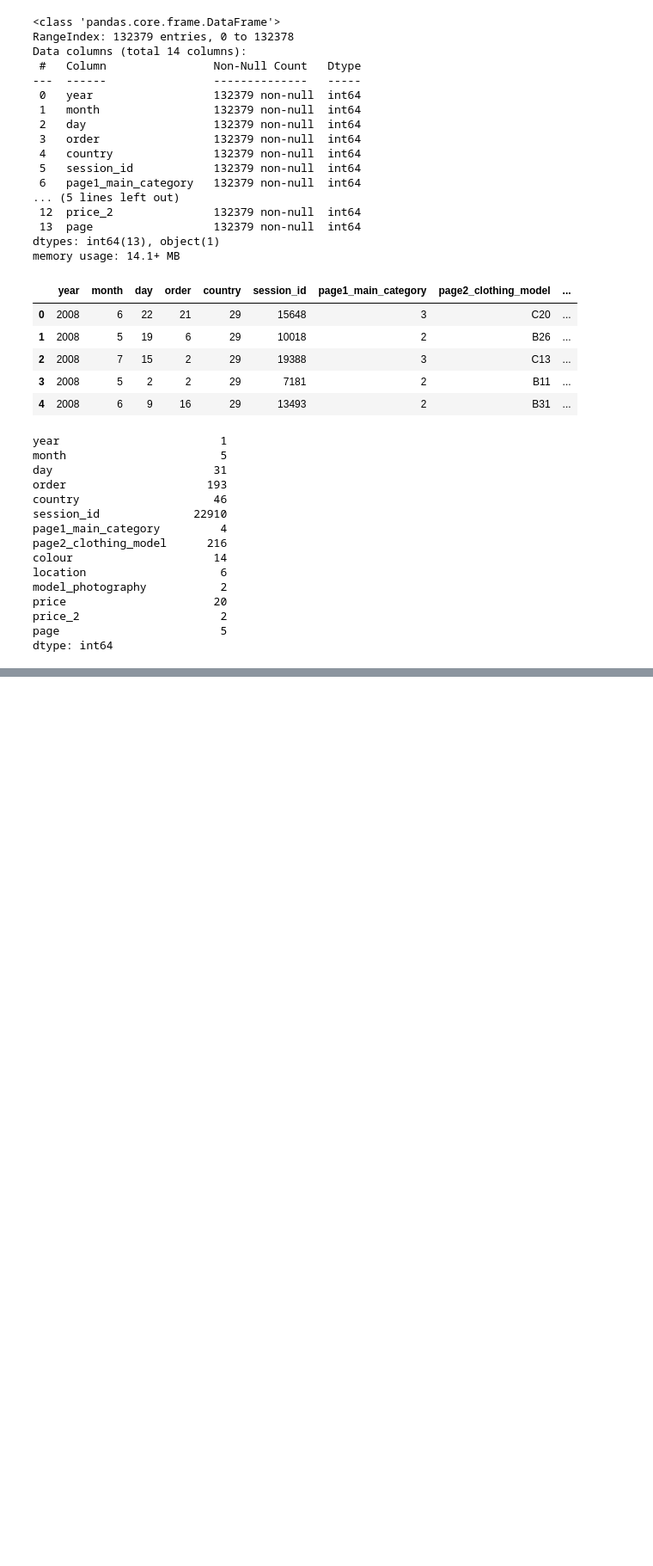
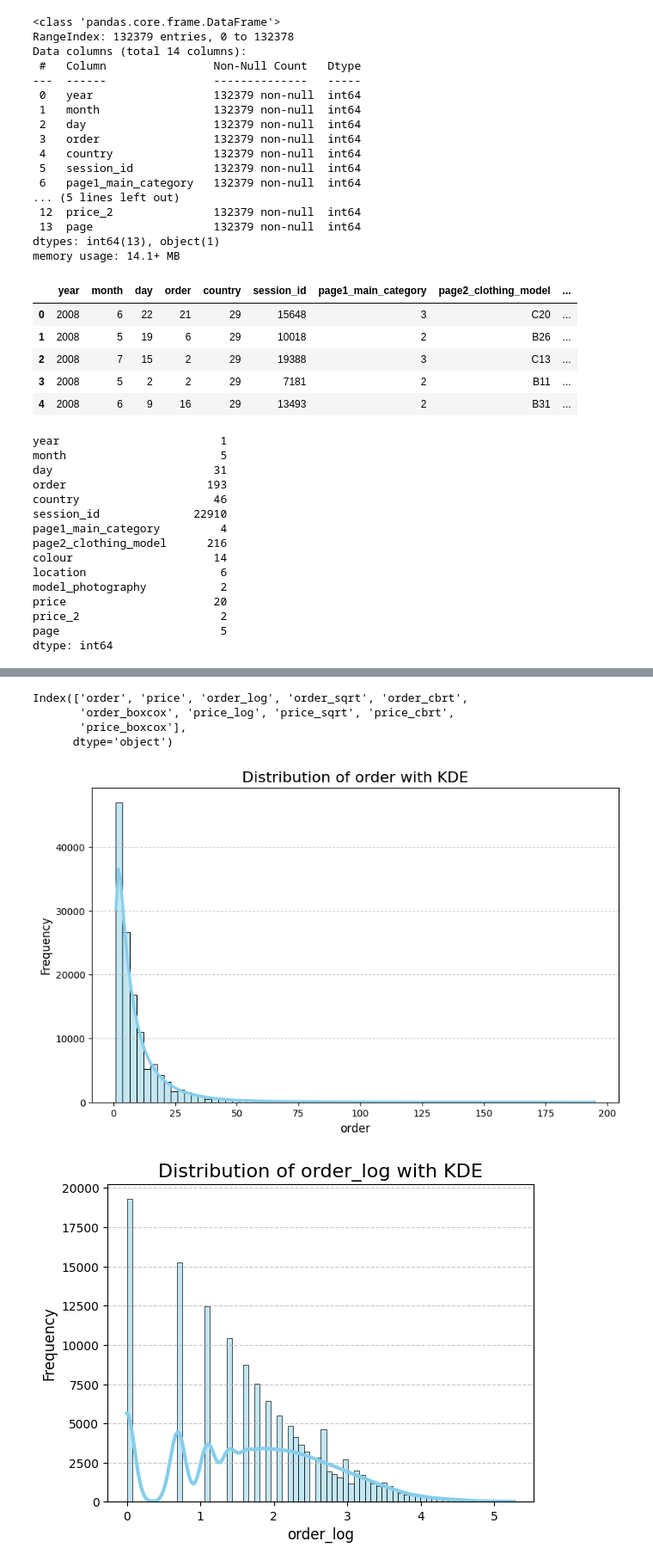
Before and after one commit to Aravind-M2/E-Commerce-Customer-conversion, a Jupyter notebook: data exploration.ipynb, the cells around one changed output, grey strips where cells are left out. Shown at 86% size. Saved outputs shown, nothing was run; the diff lists cells and outputs as text; code cells hidden in the pictures; blank space fills up the shorter version.

```diff
--- a/data exploration.ipynb
+++ b/data exploration.ipynb
@@ -103,0 +283,18 @@ See the caveats in the documentation: https://pandas.pydata.org/pandas-docs/stab
+# %%
+for i in cont_col:
+    skewness_value = skew(data[i].values)
+    if skewness_value > 1:
+        #(Highly Asymmetrical) | Transformation is strongly recommended.
+        print(f"The skewness of the {i} column is: {skewness_value:.4f} and it is < 1 so highly skewed(positive)")
+    if skewness_value >= 0.5 and skewness_value <= 1:
+        #Transformation is often beneficial, but not always critical
+        print(f"The skewness of the {i} column is: {skewness_value:.4f} and it is < 0.5 so skewed")
+    if skewness_value >= -0.5 and skewness_value <= 0.5:
+        #n(Approximately Symmetrical) | No transformation typically needed
+        print(f"The skewness of the {i} column is: {skewness_value:.4f} and it is near 0  so not skewed")
+    if skewness_value <= -1 :
+        #(Highly Asymmetrical) | Transformation is strongly recommended.
+        print(f"The skewness of the {i} column is: {skewness_value:.4f} and it is > -1 so highly skewed(negative)")
+    if skewness_value <= -0.5 and skewness_value <= -1:
+        #Transformation is often beneficial, but not always critical
+        print(f"The skewness of the {i} column is: {skewness_value:.4f} and it is > -0.5 so skewed")
@@ -103,0 +385,36 @@ See the caveats in the documentation: https://pandas.pydata.org/pandas-docs/stab
+# %%
+transform_df.columns
+# %% [output]
+Index(['order', 'price', 'order_log', 'order_sqrt', 'order_cbrt',
+       'order_boxcox', 'price_log', 'price_sqrt', 'price_cbrt',
+       'price_boxcox'],
+      dtype='object')
+# %%
+import matplotlib.pyplot as plt
+import seaborn as sns
+# import pandas as pd
+# import numpy as np
+cont_col = ['order','order_log', 'order_sqrt', 'order_cbrt','order_boxcox', 'price', 'price_log', 'price_sqrt', 'price_cbrt','price_boxcox']
+# 2. Create the Distribution Plot using Seaborn
+plt.figure(figsize=(10, 6))
+for i in cont_col:
+# sns.histplot is the standard function for distribution plots.
+# 'kde=True' tells Seaborn to calculate and draw the KDE line.
+    sns.histplot(
+        transform_df,
+        x=i,
+        kde=True,
+        bins=70,             # Set the number of bins
+        color='skyblue',     # Set the color of the bars
+        line_kws={'linewidth': 3, 'color': 'darkred'} # Customize the KDE line
+    )
+
+    # 3. Customize the Plot (Matplotlib functions)
+    plt.title(f'Distribution of {i} with KDE', fontsize=16)
+    plt.xlabel(i, fontsize=12)
+    plt.ylabel('Frequency', fontsize=12)
+    plt.grid(axis='y', linestyle='--', alpha=0.7)
+    plt.show()
+# %% [output]
+[figure, added]
+[figure, added]
```
Also changed, not shown: parts of 25 cells of this notebook.
